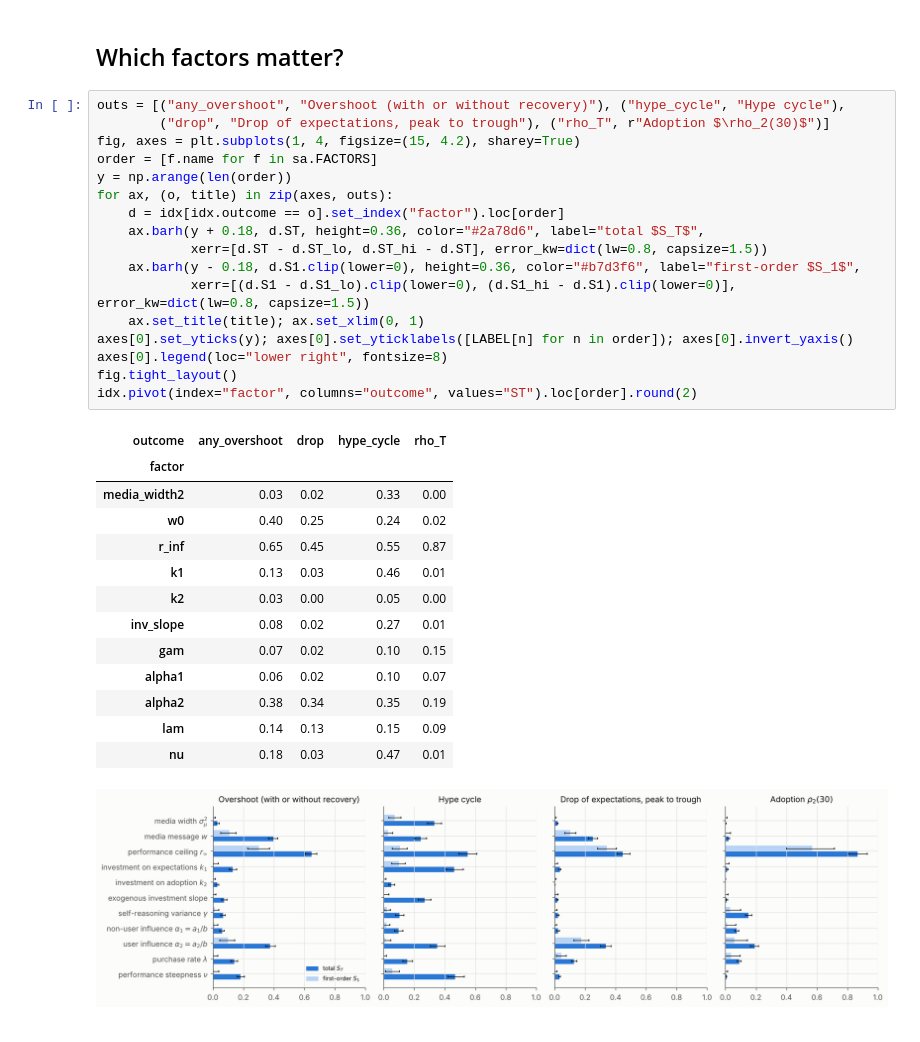
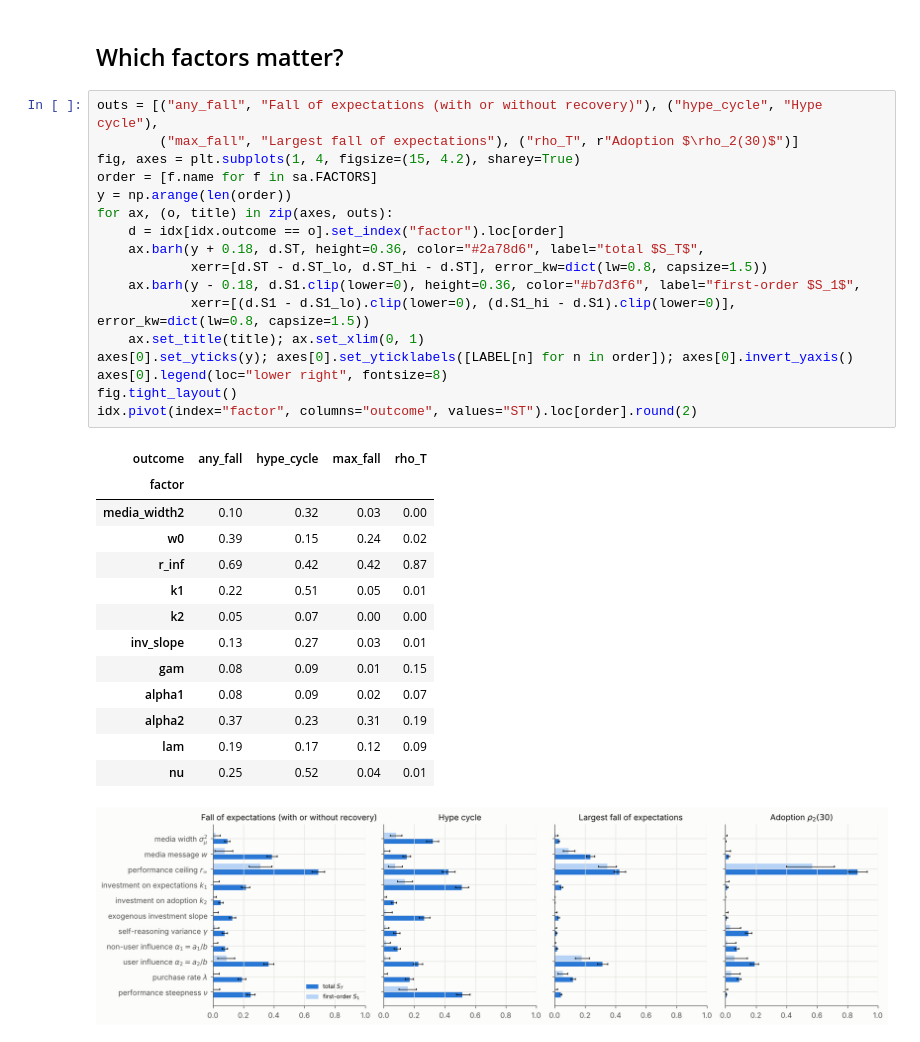
Before and after one commit to giacomomasali/kinetic-hype, a Jupyter notebook: notebooks/05_sensitivity.ipynb, the cells around one changed output. Saved outputs shown, nothing was run; the diff lists cells and outputs as text.

```diff
--- a/notebooks/05_sensitivity.ipynb
+++ b/notebooks/05_sensitivity.ipynb
@@ -74,37 +85,37 @@ failed runs: 0 of 26624
 # %% [markdown]
 ## Which factors matter?
 # %%
-outs = [("any_overshoot", "Overshoot (with or without recovery)"), ("hype_cycle", "Hype cycle"),
-        ("drop", "Drop of expectations, peak to trough"), ("rho_T", r"Adoption $\rho_2(30)$")]
+outs = [("any_fall", "Fall of expectations (with or without recovery)"), ("hype_cycle", "Hype cycle"),
+        ("max_fall", "Largest fall of expectations"), ("rho_T", r"Adoption $\rho_2(30)$")]
 fig, axes = plt.subplots(1, 4, figsize=(15, 4.2), sharey=True)
 order = [f.name for f in sa.FACTORS]
 y = np.arange(len(order))
 for ax, (o, title) in zip(axes, outs):
     d = idx[idx.outcome == o].set_index("factor").loc[order]
     ax.barh(y + 0.18, d.ST, height=0.36, color="#2a78d6", label="total $S_T$",
             xerr=[d.ST - d.ST_lo, d.ST_hi - d.ST], error_kw=dict(lw=0.8, capsize=1.5))
     ax.barh(y - 0.18, d.S1.clip(lower=0), height=0.36, color="#b7d3f6", label="first-order $S_1$",
             xerr=[(d.S1 - d.S1_lo).clip(lower=0), (d.S1_hi - d.S1).clip(lower=0)], error_kw=dict(lw=0.8, capsize=1.5))
     ax.set_title(title); ax.set_xlim(0, 1)
 axes[0].set_yticks(y); axes[0].set_yticklabels([LABEL[n] for n in order]); axes[0].invert_yaxis()
 axes[0].legend(loc="lower right", fontsize=8)
 fig.tight_layout()
 idx.pivot(index="factor", columns="outcome", values="ST").loc[order].round(2)
 # %% [output]
-| outcome | any_overshoot | drop | hype_cycle | rho_T |
+| outcome | any_fall | hype_cycle | max_fall | rho_T |
 | factor |  |  |  |  |
-| media_width2 | 0.03 | 0.02 | 0.33 | 0.00 |
-| w0 | 0.40 | 0.25 | 0.24 | 0.02 |
-| r_inf | 0.65 | 0.45 | 0.55 | 0.87 |
-| k1 | 0.13 | 0.03 | 0.46 | 0.01 |
-| k2 | 0.03 | 0.00 | 0.05 | 0.00 |
-| inv_slope | 0.08 | 0.02 | 0.27 | 0.01 |
-| gam | 0.07 | 0.02 | 0.10 | 0.15 |
-| alpha1 | 0.06 | 0.02 | 0.10 | 0.07 |
-| alpha2 | 0.38 | 0.34 | 0.35 | 0.19 |
-| lam | 0.14 | 0.13 | 0.15 | 0.09 |
-| nu | 0.18 | 0.03 | 0.47 | 0.01 |
+| media_width2 | 0.10 | 0.32 | 0.03 | 0.00 |
+| w0 | 0.39 | 0.15 | 0.24 | 0.02 |
+| r_inf | 0.69 | 0.42 | 0.42 | 0.87 |
+| k1 | 0.22 | 0.51 | 0.05 | 0.01 |
+| k2 | 0.05 | 0.07 | 0.00 | 0.00 |
+| inv_slope | 0.13 | 0.27 | 0.03 | 0.01 |
+| gam | 0.08 | 0.09 | 0.01 | 0.15 |
+| alpha1 | 0.08 | 0.09 | 0.02 | 0.07 |
+| alpha2 | 0.37 | 0.23 | 0.31 | 0.19 |
+| lam | 0.19 | 0.17 | 0.12 | 0.09 |
+| nu | 0.25 | 0.52 | 0.04 | 0.01 |
-[figure, old version]
+[figure, new version]
 # %% [markdown]
 **Reading the indices.**
 
```
Also changed, not shown: parts of 11 cells of this notebook, 14 other files.
